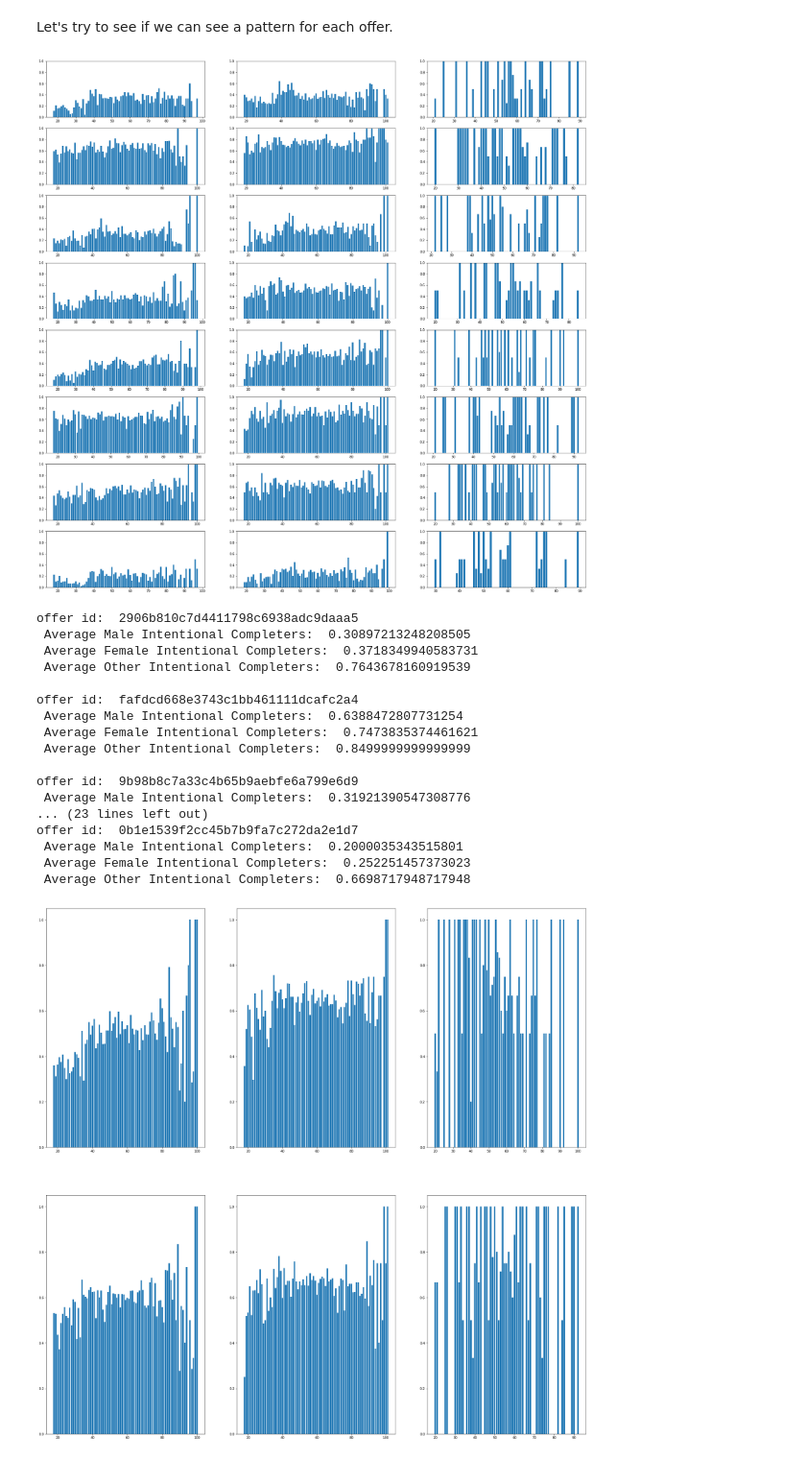
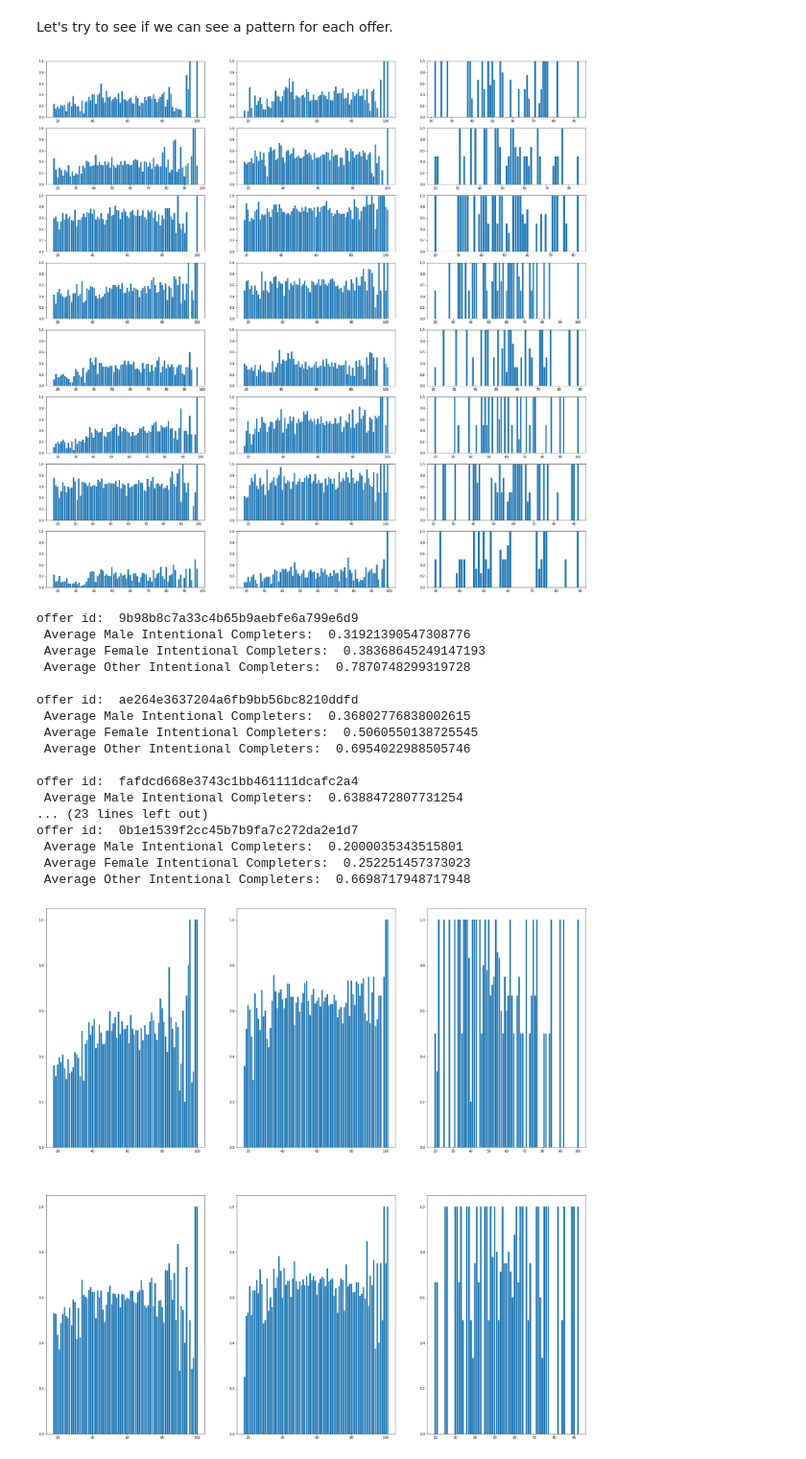
Before and after one commit to onurkapucu/Starbucks_Capstone, a Jupyter notebook: Starbucks_Capstone_notebook.ipynb, the cells around one changed output. Shown: that part at 96% size. Cells and saved outputs as stored; diff of their text form; code cells hidden in the pictures.

```diff
--- a/Starbucks_Capstone_notebook.ipynb
+++ b/Starbucks_Capstone_notebook.ipynb
@@ -670,29 +678,31 @@ plt.bar(intent_demog_avg['O'].keys(),intent_demog_avg['O'].values,bottom=intent_
 We still do not get a clear iamge on which age and sex group responds to the offers better than others. We can ignore age 99 and 100 due it's very low percentage in customer database.
 # %% [markdown]
 Let's try to see if we can see a pattern for each offer.
+# %%
+completed_offer_ids = intentional_completes_df['offer_id'].unique()
 # %%
 intent_demog_total_by_offer = intentional_completes_df.groupby(by=['user_gender','user_age','offer_id'])['user_id'].nunique().unstack()
 received_demog_total_by_offer = transcript_received.merge(profile_clean,on=['user_id'],how='left').groupby(
     by=['user_gender','user_age','offer_id'])['user_id'].nunique().unstack()
 
 i=0
 plt.figure(figsize=(30,30))
 for offer in completed_offer_ids:
     i = i+1
     ax = plt.subplot(plt.subplot(8, 3, i))
     plt.ylim(0,1)
     temp = intent_demog_total_by_offer[offer].transpose()/received_demog_total_by_offer[offer].transpose()
     ax=plt.bar(temp['M'].keys(),temp['M'].values)
     i = i+1
     ax = plt.subplot(plt.subplot(8, 3, i))
     plt.ylim(0,1)
-    ax=plt.bar(temp['F'].keys(),teåmp['F'].values)
+    ax=plt.bar(temp['F'].keys(),temp['F'].values)
     i = i+1
     ax = plt.subplot(plt.subplot(8, 3, i))
     plt.ylim(0,1)
     ax=plt.bar(temp['O'].keys(),temp['O'].values)
 # %% [output]
-[figure, old version]
+[figure, new version]
 # %%
 intent_demog_total_by_offer = intentional_completes_df.groupby(by=['user_gender','user_age','offer_id'])['user_id'].nunique().unstack()
 received_demog_total_by_offer = transcript_received.merge(profile_clean,on=['user_id'],how='left').groupby(
@@ -706,18 +716,18 @@ for offer in completed_offer_ids:
           'Average Female Intentional Completers: ',np.nanmean(temp['F'].values),'\n',
           'Average Other Intentional Completers: ',np.nanmean(temp['O'].values),'\n')
 # %% [output]
-offer id:  2906b810c7d4411798c6938adc9daaa5
- Average Male Intentional Completers:  0.30897213248208505
- Average Female Intentional Completers:  0.3718349940583731
- Average Other Intentional Completers:  0.7643678160919539
+offer id:  9b98b8c7a33c4b65b9aebfe6a799e6d9
+ Average Male Intentional Completers:  0.31921390547308776
+ Average Female Intentional Completers:  0.38368645249147193
+ Average Other Intentional Completers:  0.7870748299319728
+
+offer id:  ae264e3637204a6fb9bb56bc8210ddfd
+ Average Male Intentional Completers:  0.36802776838002615
+ Average Female Intentional Completers:  0.5060550138725545
+ Average Other Intentional Completers:  0.6954022988505746
 
 offer id:  fafdcd668e3743c1bb461111dcafc2a4
  Average Male Intentional Completers:  0.6388472807731254
- Average Female Intentional Completers:  0.7473835374461621
- Average Other Intentional Completers:  0.8499999999999999
-
-offer id:  9b98b8c7a33c4b65b9aebfe6a799e6d9
- Average Male Intentional Completers:  0.31921390547308776
 ... (23 lines left out)
 offer id:  0b1e1539f2cc45b7b9fa7c272da2e1d7
  Average Male Intentional Completers:  0.2000035343515801
```
Also changed, not shown: parts of 15 cells of this notebook.
